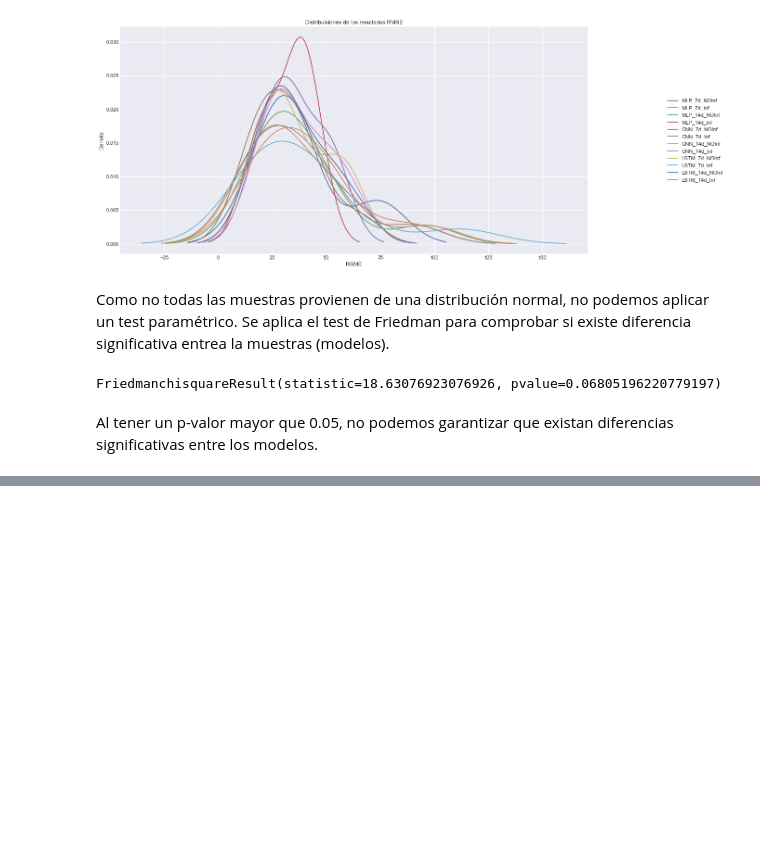
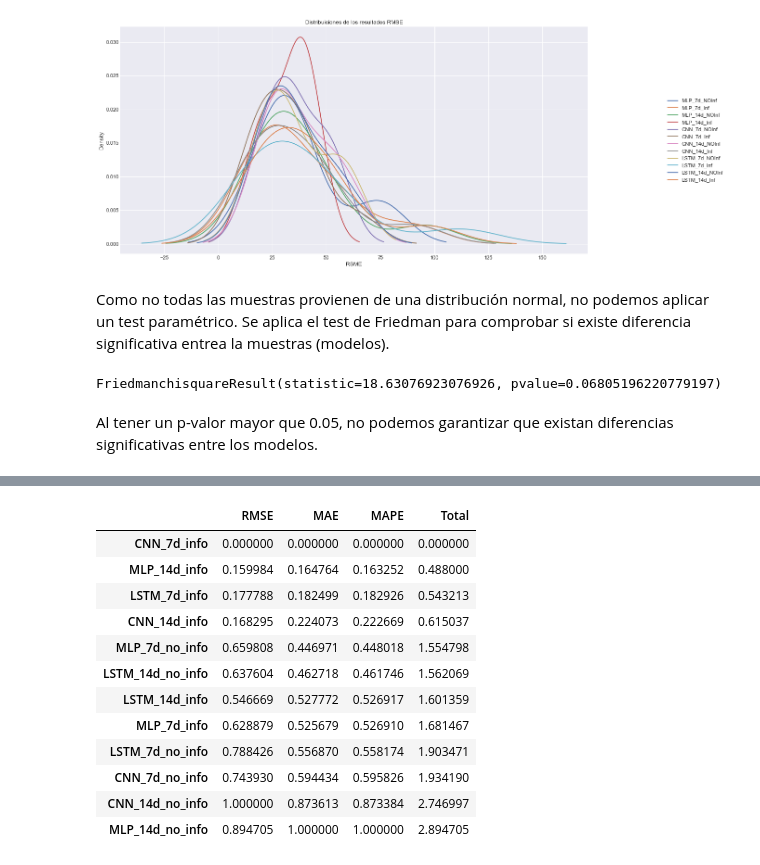
Before and after one commit to AlexMtGit/TFG, a Jupyter notebook: Notebooks/06_Comparacion.ipynb, the cells around one changed output, grey strips where cells are left out. Saved outputs shown, nothing was run; the diff lists cells and outputs as text; code cells hidden in the pictures; blank space fills up the shorter version.

```diff
--- a/Notebooks/06_Comparacion.ipynb
+++ b/Notebooks/06_Comparacion.ipynb
@@ -268,0 +279,8 @@ Al tener un p-valor mayor que 0.05, no podemos garantizar que existan diferencia
+# %%
+errores_df = pd.DataFrame(columns=["RMSE","MAE","MAPE"])
+modelos = []
+# %%
+#Porcentaje de los datos de entrenamiento
+train_size=0.8
+#Porcentaje de los datos de Test
+test_size=0.2
@@ -268,0 +431,41 @@ Al tener un p-valor mayor que 0.05, no podemos garantizar que existan diferencia
+# %%
+minimo = errores_df.min()
+minimo_rmse = minimo[0]
+minimo_mae = minimo[1]
+minimo_mape = minimo[2]
+
+maximo = errores_df.max()
+maximo_rmse = maximo[0]
+maximo_mae = maximo[1]
+maximo_mape = maximo[2]
+
+errores_norm = pd.DataFrame(columns=["RMSE","MAE","MAPE", "Total"])
+
+# Para cada modelo
+for model in modelos:
+
+    # Se normalizan las medidas de error
+    norm_rmse = (errores_df.loc[model].RMSE - minimo_rmse)/(maximo_rmse - minimo_rmse)
+    norm_mae = (errores_df.loc[model].MAE - minimo_mae)/(maximo_mae - minimo_mae)
+    norm_mape = (errores_df.loc[model].MAPE - minimo_mape)/(maximo_mape - minimo_mape)
+
+    suma_errores = norm_rmse + norm_mae + norm_mape
+
+    errores_norm.loc[model] = [norm_rmse, norm_mae, norm_mape, suma_errores]
+# %%
+errores_norm = errores_norm.sort_values(by=['Total'])
+errores_norm
+# %% [output]
+|  | RMSE | MAE | MAPE | Total |
+| CNN_7d_info | 0.000000 | 0.000000 | 0.000000 | 0.000000 |
+| MLP_14d_info | 0.159984 | 0.164764 | 0.163252 | 0.488000 |
+| LSTM_7d_info | 0.177788 | 0.182499 | 0.182926 | 0.543213 |
+| CNN_14d_info | 0.168295 | 0.224073 | 0.222669 | 0.615037 |
+| MLP_7d_no_info | 0.659808 | 0.446971 | 0.448018 | 1.554798 |
+| LSTM_14d_no_info | 0.637604 | 0.462718 | 0.461746 | 1.562069 |
+| LSTM_14d_info | 0.546669 | 0.527772 | 0.526917 | 1.601359 |
+| MLP_7d_info | 0.628879 | 0.525679 | 0.526910 | 1.681467 |
+| LSTM_7d_no_info | 0.788426 | 0.556870 | 0.558174 | 1.903471 |
+| CNN_7d_no_info | 0.743930 | 0.594434 | 0.595826 | 1.934190 |
+| CNN_14d_no_info | 1.000000 | 0.873613 | 0.873384 | 2.746997 |
+| MLP_14d_no_info | 0.894705 | 1.000000 | 1.000000 | 2.894705 |
```
Also changed, not shown: parts of 14 cells of this notebook.
